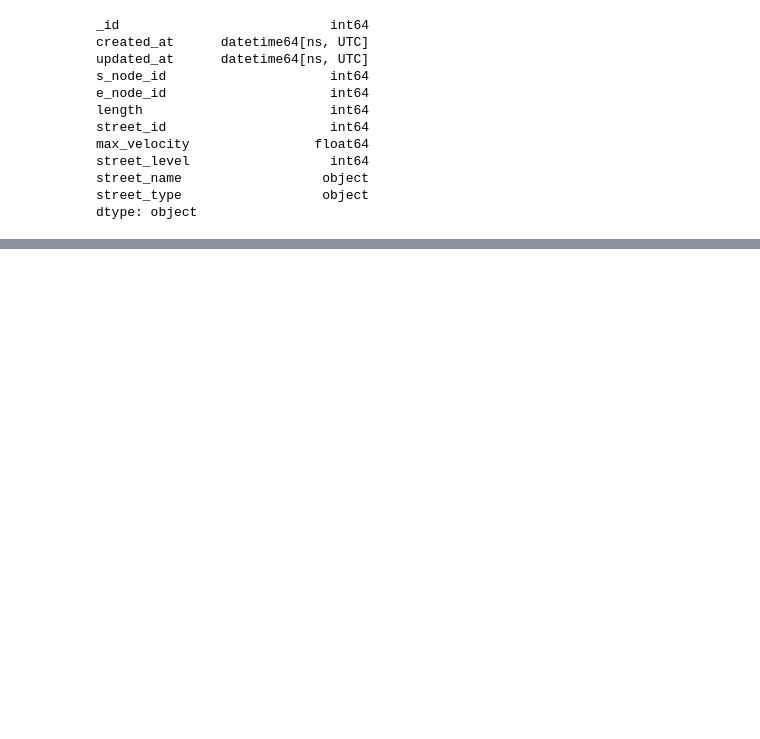
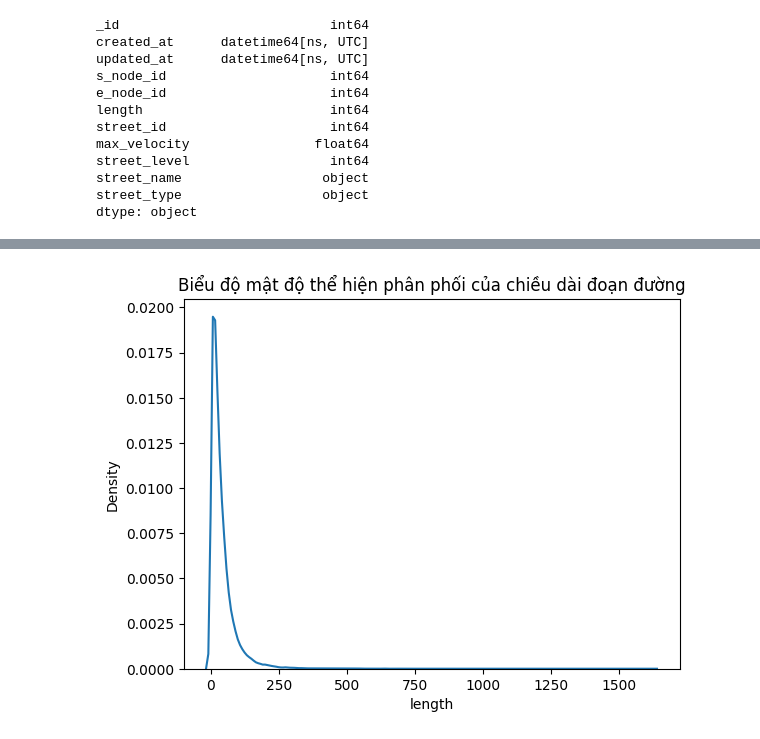
Before and after one commit to An-Sadek/HCM_GNNTSF, a Jupyter notebook: src/preprocessing/summary.ipynb, the cells around one changed output, grey strips where cells are left out. Drawn from its saved outputs; the diff is of its cells as text; code cells hidden in the pictures; blank space fills up the shorter version.

```diff
--- a/src/preprocessing/summary.ipynb
+++ b/src/preprocessing/summary.ipynb
@@ -443,0 +481,6 @@ preprocess_segments_df.head()
+# %%
+sns.kdeplot(preprocess_segments_df["length"])
+plt.title("Biểu độ mật độ thể hiện phân phối của chiều dài đoạn đường")
+plt.show()
+# %% [output]
+[figure, added]
```
Also changed, not shown: parts of 27 cells of this notebook.
